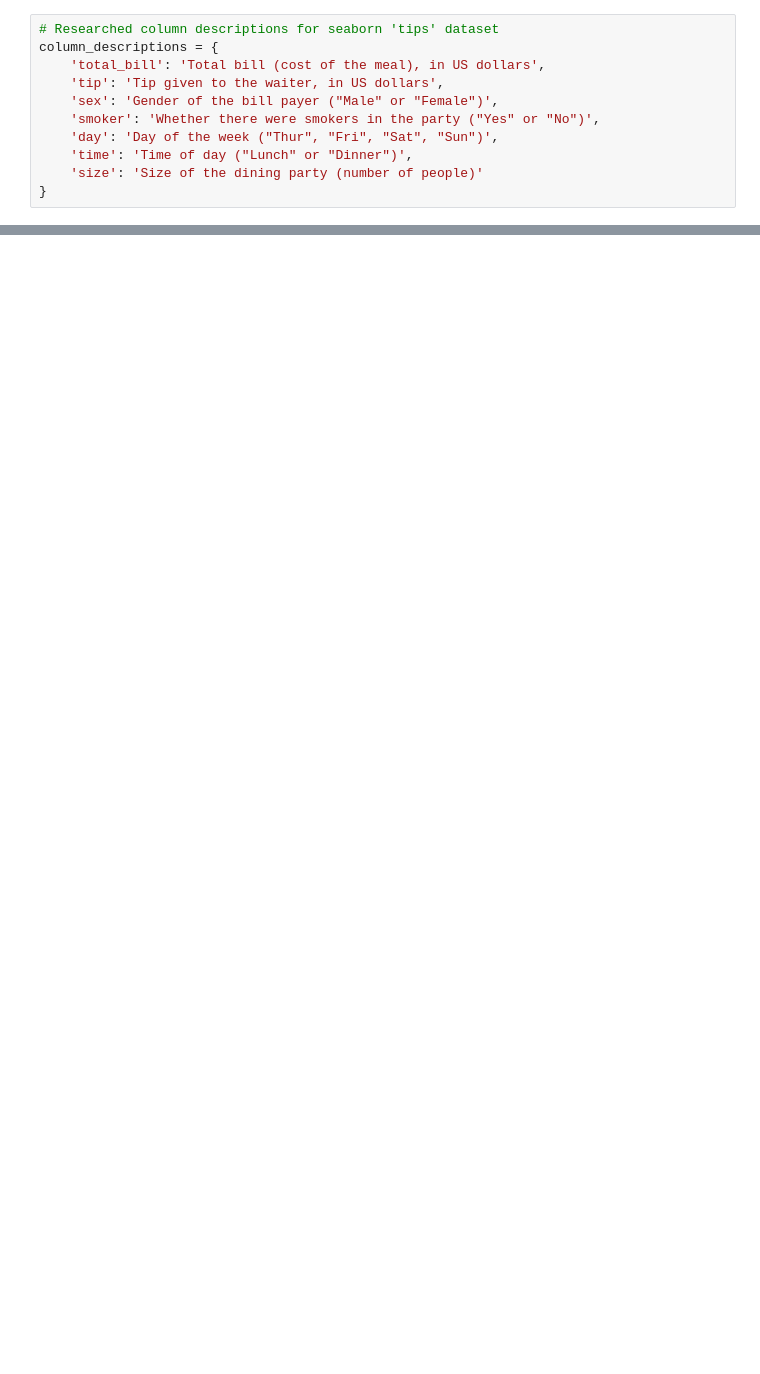
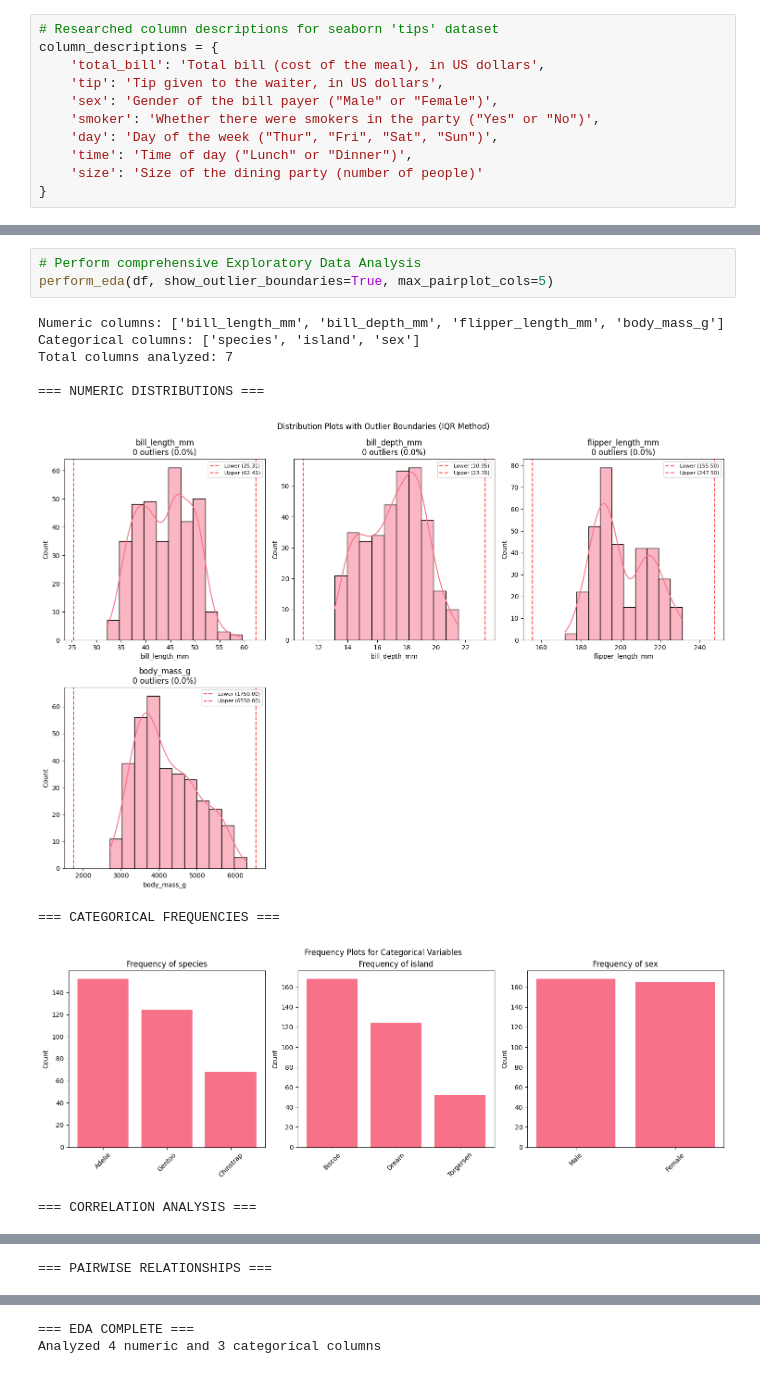
Before and after one commit to Julian-Elliott/codespaces-jupyter-python, a Jupyter notebook: notebooks/template.ipynb, the cells around one changed output, grey strips where cells are left out. Saved outputs shown, nothing was run; the diff lists cells and outputs as text; blank space fills up the shorter version.

```diff
--- a/notebooks/template.ipynb
+++ b/notebooks/template.ipynb
@@ -124,0 +506,13 @@ raw_data_dictionary
+# %%
+# Perform comprehensive Exploratory Data Analysis
+perform_eda(df, show_outlier_boundaries=True, max_pairplot_cols=5)
+# %% [output]
+Numeric columns: ['bill_length_mm', 'bill_depth_mm', 'flipper_length_mm', 'body_mass_g']
+Categorical columns: ['species', 'island', 'sex']
+Total columns analyzed: 7
+
+=== NUMERIC DISTRIBUTIONS ===
+[figure, added]
+=== CATEGORICAL FREQUENCIES ===
+[figure, added]
+=== CORRELATION ANALYSIS ===
@@ -124,0 +520 @@ raw_data_dictionary
+=== PAIRWISE RELATIONSHIPS ===
@@ -124,0 +522,2 @@ raw_data_dictionary
+=== EDA COMPLETE ===
+Analyzed 4 numeric and 3 categorical columns
```
Also changed, not shown: parts of 19 cells of this notebook.
